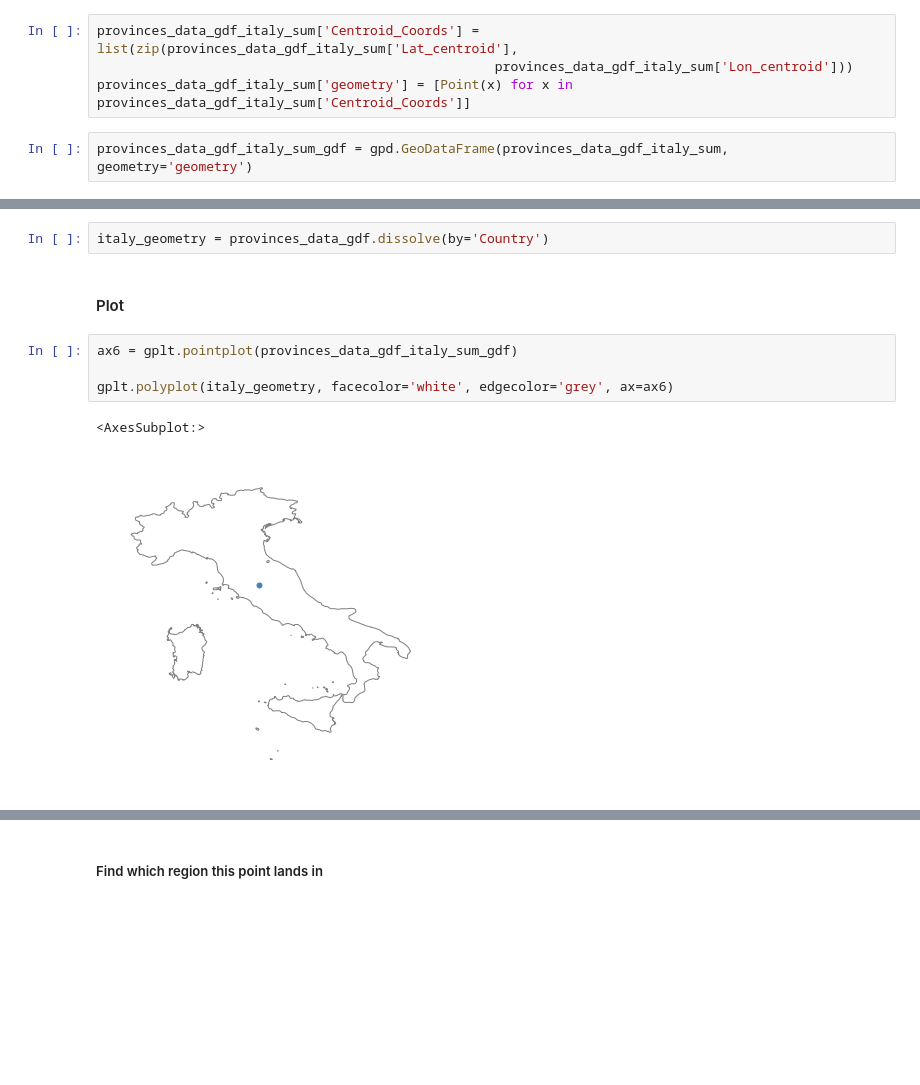
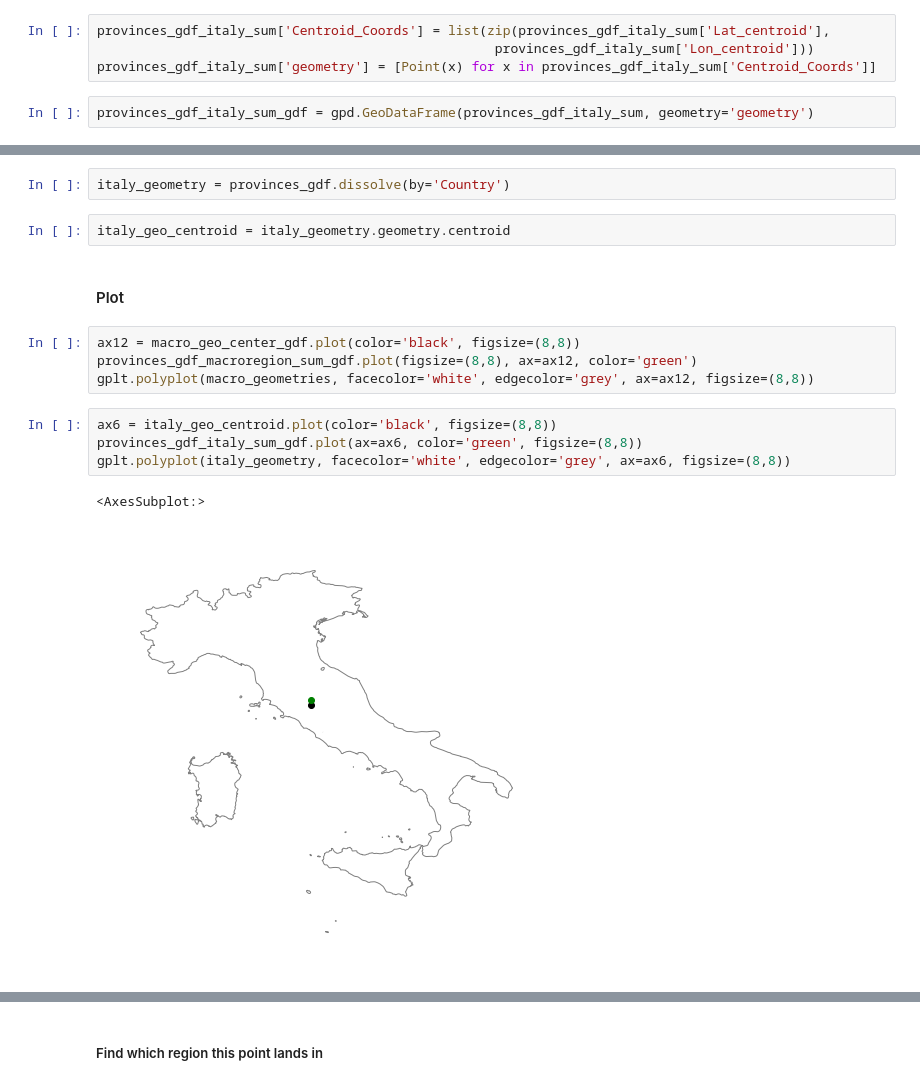
Before and after one commit to gregfeliu/Centroids_of_Italy, a Jupyter notebook: notebooks/2.Mapping_Data.ipynb, the cells around one changed output, grey strips where cells are left out. Drawn from its saved outputs; the diff is of its cells as text; blank space fills up the shorter version.

```diff
--- a/notebooks/2.Mapping_Data.ipynb
+++ b/notebooks/2.Mapping_Data.ipynb
@@ -325,7 +337,7 @@ provinces_data_gdf_italy_sum['Lon_centroid'] = provinces_data_gdf_italy_sum['Lon
 # %%
-provinces_data_gdf_italy_sum['Centroid_Coords'] = list(zip(provinces_data_gdf_italy_sum['Lat_centroid'],
-                                                   provinces_data_gdf_italy_sum['Lon_centroid']))
-provinces_data_gdf_italy_sum['geometry'] = [Point(x) for x in provinces_data_gdf_italy_sum['Centroid_Coords']]
+provinces_gdf_italy_sum['Centroid_Coords'] = list(zip(provinces_gdf_italy_sum['Lat_centroid'],
+                                                   provinces_gdf_italy_sum['Lon_centroid']))
+provinces_gdf_italy_sum['geometry'] = [Point(x) for x in provinces_gdf_italy_sum['Centroid_Coords']]
 # %%
-provinces_data_gdf_italy_sum_gdf = gpd.GeoDataFrame(provinces_data_gdf_italy_sum, geometry='geometry')
+provinces_gdf_italy_sum_gdf = gpd.GeoDataFrame(provinces_gdf_italy_sum, geometry='geometry')
 # %%
@@ -337,11 +349,17 @@ provinces_data_gdf_italy_sum_gdf.head(2)
 # %%
-italy_geometry = provinces_data_gdf.dissolve(by='Country')
+italy_geometry = provinces_gdf.dissolve(by='Country')
+# %%
+italy_geo_centroid = italy_geometry.geometry.centroid
 # %% [markdown]
 #### Plot
+# %%
+ax12 = macro_geo_center_gdf.plot(color='black', figsize=(8,8))
+provinces_gdf_macroregion_sum_gdf.plot(figsize=(8,8), ax=ax12, color='green')
+gplt.polyplot(macro_geometries, facecolor='white', edgecolor='grey', ax=ax12, figsize=(8,8))
 # %%
-ax6 = gplt.pointplot(provinces_data_gdf_italy_sum_gdf)
-
-gplt.polyplot(italy_geometry, facecolor='white', edgecolor='grey', ax=ax6)
+ax6 = italy_geo_centroid.plot(color='black', figsize=(8,8))
+provinces_gdf_italy_sum_gdf.plot(ax=ax6, color='green', figsize=(8,8))
+gplt.polyplot(italy_geometry, facecolor='white', edgecolor='grey', ax=ax6, figsize=(8,8))
 # %% [output]
 <AxesSubplot:>
-[figure, old version]
+[figure, new version]
```
Also changed, not shown: parts of 79 cells of this notebook.
